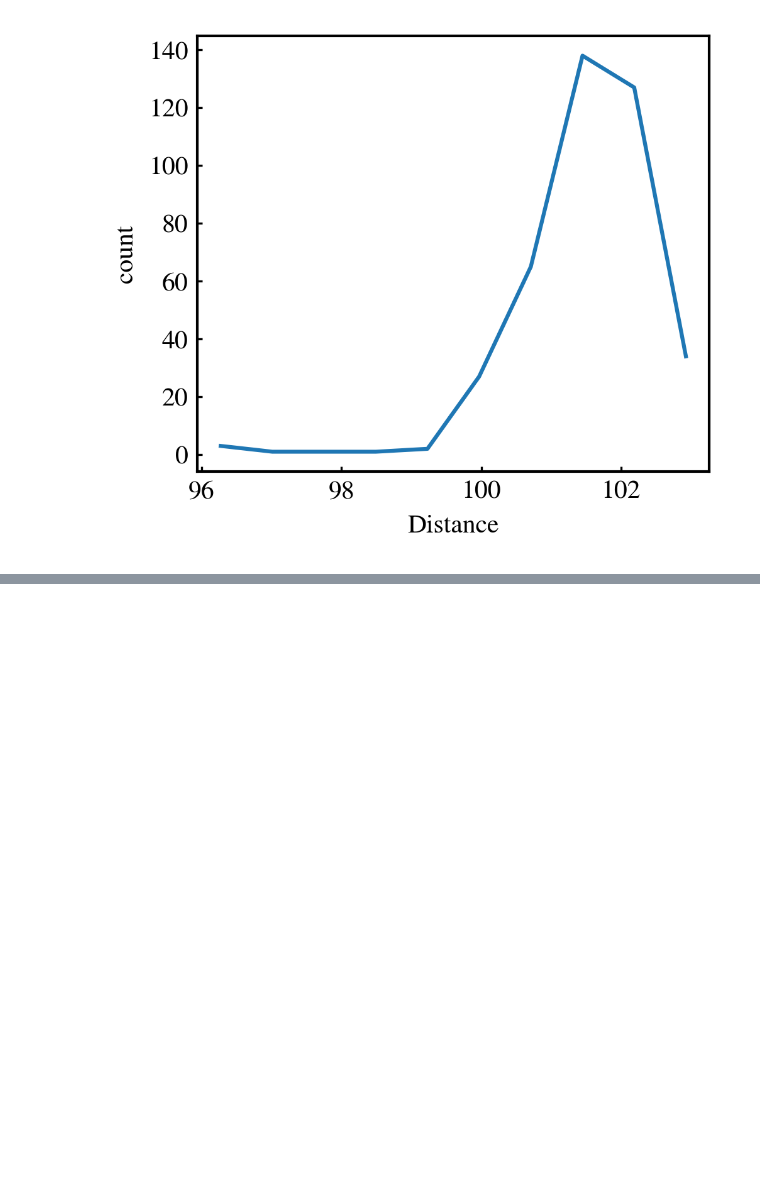
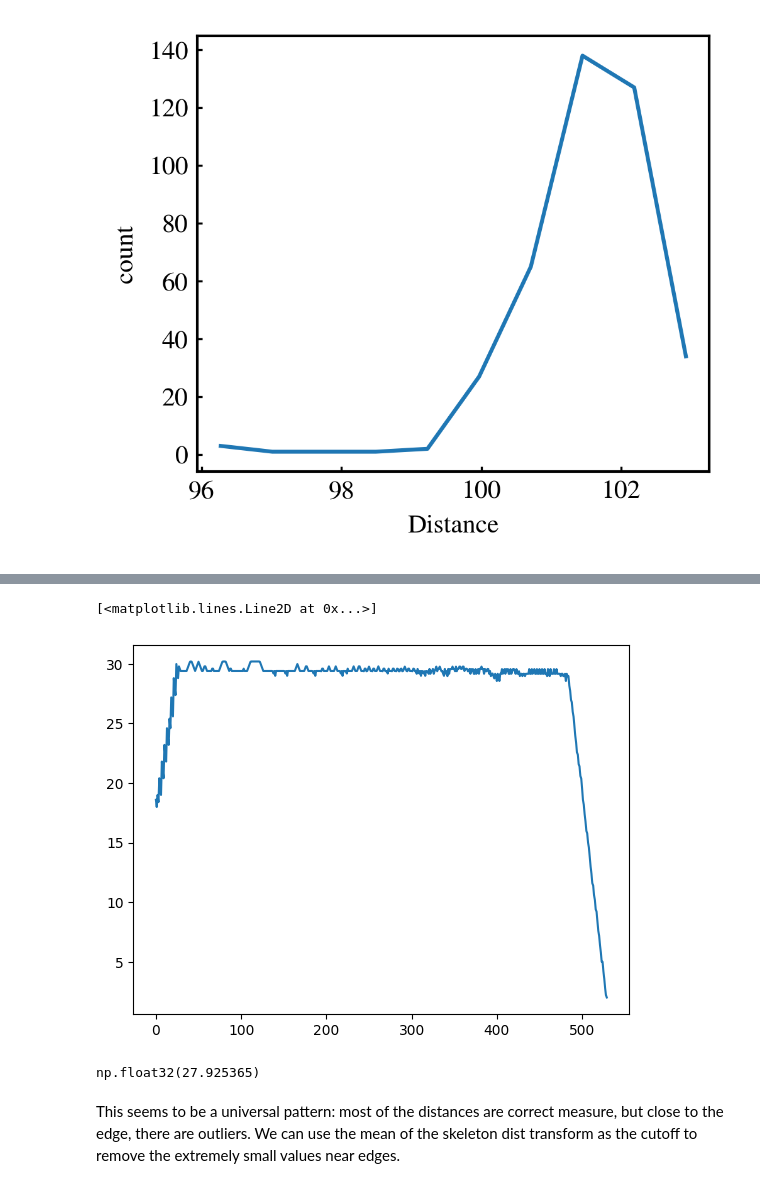
Before and after one commit to ZLoverty/HEPiC, a Jupyter notebook: notebooks/filament_detection.ipynb, the cells around one changed output, grey strips where cells are left out. Saved outputs shown, nothing was run; the diff lists cells and outputs as text; code cells hidden in the pictures; blank space fills up the shorter version.

```diff
--- a/notebooks/filament_detection.ipynb
+++ b/notebooks/filament_detection.ipynb
@@ -442,0 +455,12 @@ Text(0, 0.5, 'count')
+# %%
+skel_px = dist_transform[skeleton]
+plt.plot(skel_px)
+# %% [output]
+[<matplotlib.lines.Line2D at 0x...>]
+[figure, added]
+# %%
+skel_px.mean()
+# %% [output]
+np.float32(27.925365)
+# %% [markdown]
+This seems to be a universal pattern: most of the distances are correct measure, but close to the edge, there are outliers. We can use the mean of the skeleton dist transform as the cutoff to remove the extremely small values near edges.
```
Also changed, not shown: parts of 13 cells of this notebook.
